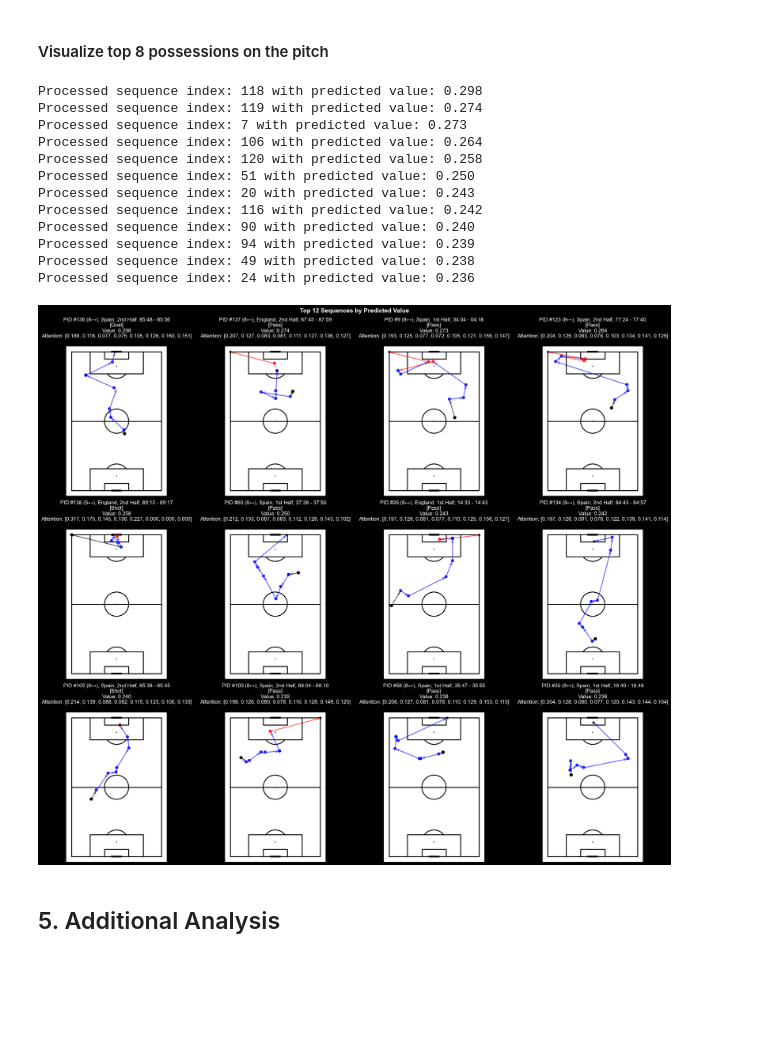
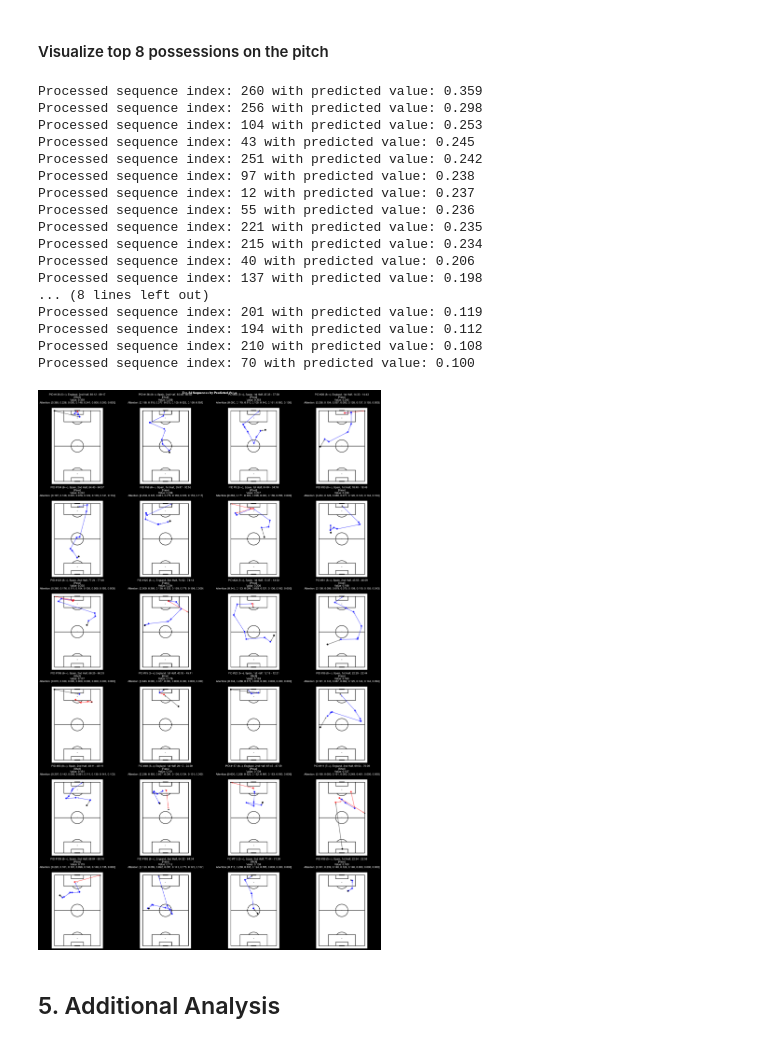
Before and after one commit to tmorcinek/statsbomb-scout, a Jupyter notebook: analysis_final_match.ipynb, the cells around one changed output. Cells and saved outputs as stored; diff of their text form; code cells hidden in the pictures; blank space fills up the shorter version.

Commit message:
Add top possessions data for player evaluation

```diff
--- a/analysis_final_match.ipynb
+++ b/analysis_final_match.ipynb
@@ -38,6 +38,7 @@ Loaded match: Spain 2 : 1 England (Final) [14.07.2024] with 3312 events
 # Load the best trained model
 MODEL_TYPE = 'attention_lstm'  # Change to 'transformer' if using the transformer model
 MODEL_DIR = 'generated/attention_lstm_attention_lstm_large_20260214_170158'
+MODE = PreprocessingMode.PLAYER_EVALUATION
 
 model = load_model(MODEL_TYPE, MODEL_DIR)
 print(f"Model type: {MODEL_TYPE}")
@@ -80,6 +81,6 @@ preprocessor = SequencePreprocessor(
 )
 
 # Process validation set for analysis
-X, y, p = preprocessor.process_match(match_id, selected_match, selected_events, mode=PreprocessingMode.VALIDATION)
+X, y, p = preprocessor.process_match(match_id, selected_match, selected_events, mode=MODE)
 print(f"Validation set preprocessed: {X.shape[0]} sequences")
 # %% [output]
@@ -211,22 +212,27 @@ top_possessions_df.head()
 # %% [markdown]
 #### Visualize top 8 possessions on the pitch
 # %%
-visualize_top_sequences(p, predicted_values, attention_weights, 12, cols=4)
-plt.savefig(f"{MODEL_DIR}/top_possessions_final.png", dpi=300)
+visualize_top_sequences(p, predicted_values, attention_weights, head=24, cols=4)
+plt.savefig(f"{MODEL_DIR}/top_possessions_final_{MODE.value}.png", dpi=300)
 # %% [output]
-Processed sequence index: 118 with predicted value: 0.298
-Processed sequence index: 119 with predicted value: 0.274
-Processed sequence index: 7 with predicted value: 0.273
-Processed sequence index: 106 with predicted value: 0.264
-Processed sequence index: 120 with predicted value: 0.258
-Processed sequence index: 51 with predicted value: 0.250
-Processed sequence index: 20 with predicted value: 0.243
-Processed sequence index: 116 with predicted value: 0.242
-Processed sequence index: 90 with predicted value: 0.240
-Processed sequence index: 94 with predicted value: 0.239
-Processed sequence index: 49 with predicted value: 0.238
-Processed sequence index: 24 with predicted value: 0.236
+Processed sequence index: 260 with predicted value: 0.359
+Processed sequence index: 256 with predicted value: 0.298
+Processed sequence index: 104 with predicted value: 0.253
+Processed sequence index: 43 with predicted value: 0.245
+Processed sequence index: 251 with predicted value: 0.242
+Processed sequence index: 97 with predicted value: 0.238
+Processed sequence index: 12 with predicted value: 0.237
+Processed sequence index: 55 with predicted value: 0.236
+Processed sequence index: 221 with predicted value: 0.235
+Processed sequence index: 215 with predicted value: 0.234
+Processed sequence index: 40 with predicted value: 0.206
+Processed sequence index: 137 with predicted value: 0.198
+... (8 lines left out)
+Processed sequence index: 201 with predicted value: 0.119
+Processed sequence index: 194 with predicted value: 0.112
+Processed sequence index: 210 with predicted value: 0.108
+Processed sequence index: 70 with predicted value: 0.100
-[figure, old version]
+[figure, new version]
 # %% [markdown]
 ## 5. Additional Analysis
 # %% [markdown]
```
Also changed, not shown: parts of 22 cells of this notebook, 2 other files.
